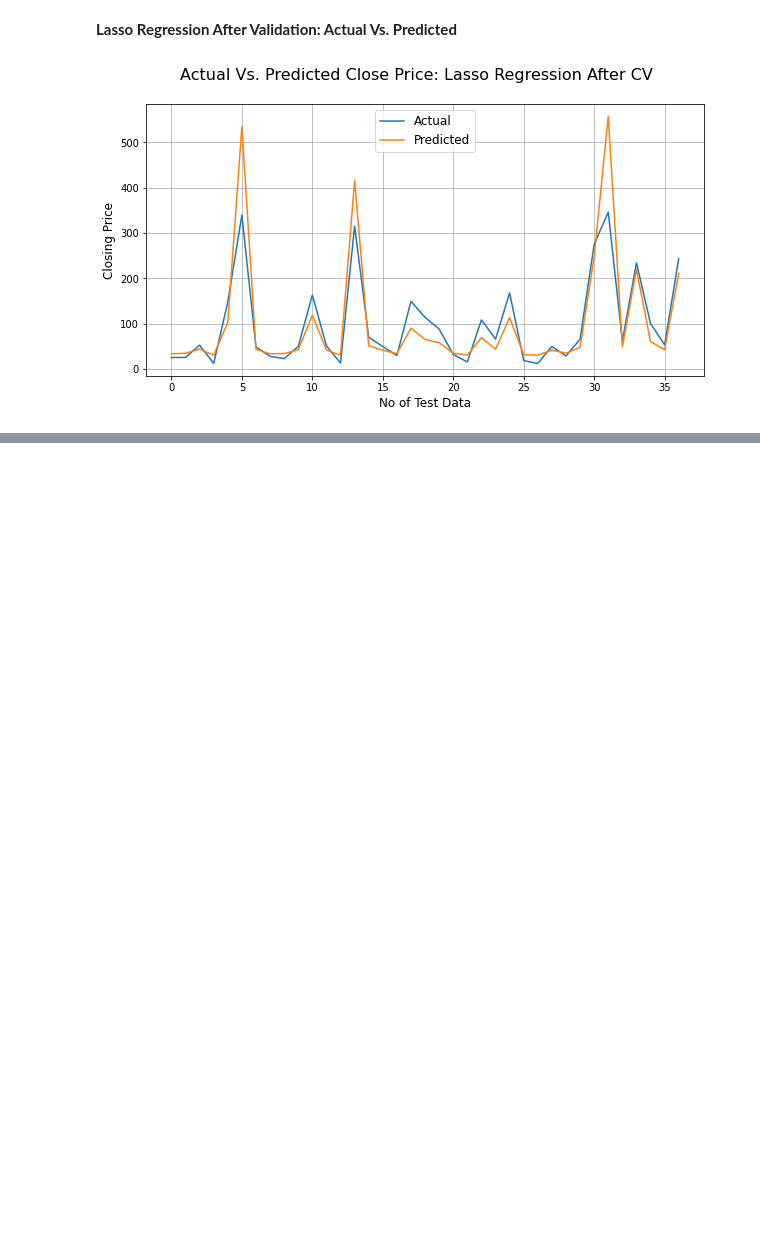
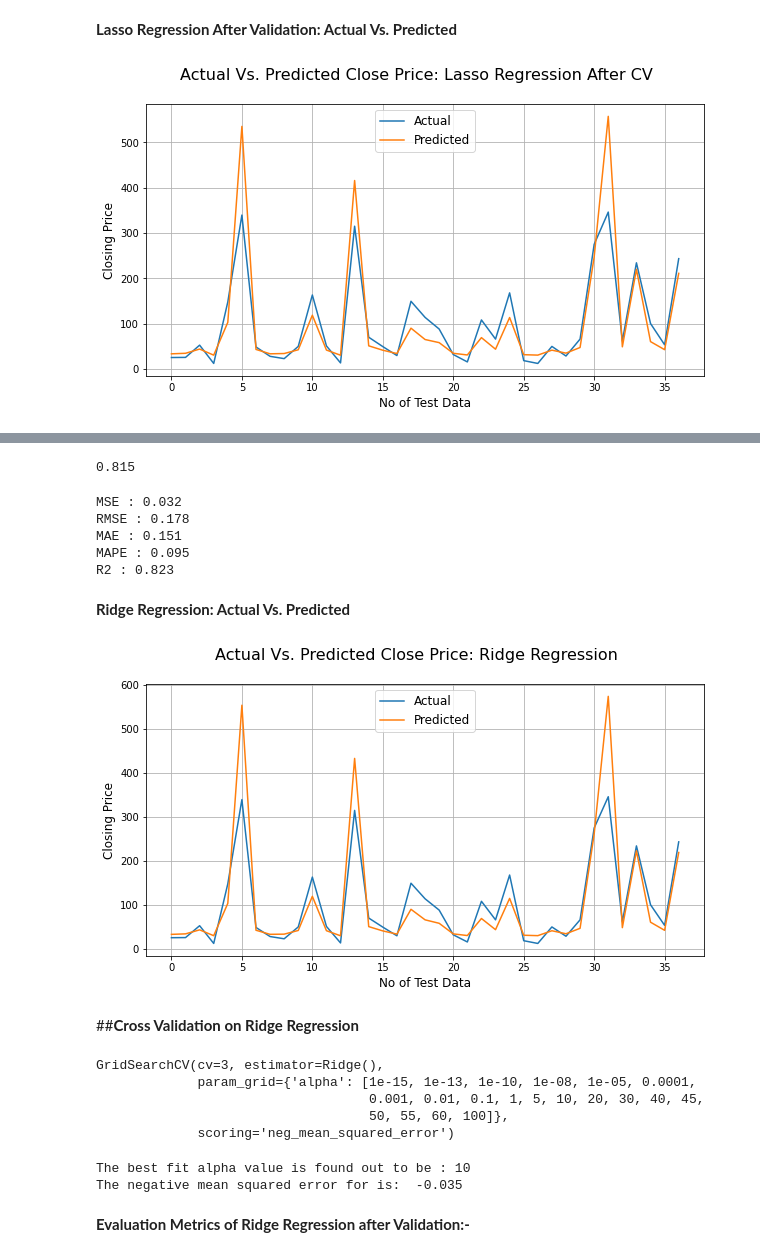
Before and after one commit to RITIK1442840127/Yes-Bank-Stock-Closing-Price-Prediction, a Jupyter notebook: Capstone_Project_2_Yes_Bank_Stock_Closing_Price_Prediction_RITIK_TIWARI.ipynb, the cells around one changed output, grey strips where cells are left out. Cells and saved outputs as stored; diff of their text form; code cells hidden in the pictures; blank space fills up the shorter version.

```diff
--- a/Capstone_Project_2_Yes_Bank_Stock_Closing_Price_Prediction_RITIK_TIWARI.ipynb
+++ b/Capstone_Project_2_Yes_Bank_Stock_Closing_Price_Prediction_RITIK_TIWARI.ipynb
@@ -517,0 +520,43 @@ plt.grid()
+# %%
+#fitting data into Ridge Regression
+from sklearn.linear_model import Ridge
+
+ridge_reg = Ridge(alpha=0.01)
+ridge_reg_model = ridge_reg.fit(X_train,y_train)
+# %%
+#accuracy of lasso regression model
+round(ridge_reg.score(X_train,y_train),3)
+# %% [output]
+0.815
+# %%
+#prediction of test data.
+y_pred_ridge = ridge_reg.predict(X_test)
+# %%
+# Test Performance of ridge regression model
+print("MSE :",round(mean_squared_error(y_test, y_pred_ridge), 3))
+print("RMSE :",round(math.sqrt(mean_squared_error(y_test, y_pred_ridge)),3))
+print("MAE :",round(mean_absolute_error(y_test, y_pred_ridge),3))
+print("MAPE :",round(mean_absolute_percentage_error(y_test, y_pred_ridge),3))
+print("R2 :",round(r2_score(y_test, y_pred_ridge), 3))
+# %% [output]
+MSE : 0.032
+RMSE : 0.178
+MAE : 0.151
+MAPE : 0.095
+R2 : 0.823
+# %% [markdown]
+**Ridge Regression: Actual Vs. Predicted**
+# %%
+# Actual Price vs. Predicted Price for Ridge Regression Plotting
+plt.figure(figsize=(10,5))
+plt.plot(10**(np.array(y_test)))
+plt.plot(10**(y_pred_ridge))
+plt.suptitle('Actual Vs. Predicted Close Price: Ridge Regression', fontsize=16)
+plt.legend(['Actual','Predicted'], fontsize=12)
+plt.xlabel('No of Test Data', fontsize=12)
+plt.ylabel('Closing Price', fontsize=12)
+plt.grid()
+# %% [output]
+[figure, added]
+# %% [markdown]
+##**Cross Validation on Ridge Regression**
@@ -517,0 +569,14 @@ plt.grid()
+# %%
+ridge_model_cv.fit(X_train,y_train)
+# %% [output]
+GridSearchCV(cv=3, estimator=Ridge(),
+             param_grid={'alpha': [1e-15, 1e-13, 1e-10, 1e-08, 1e-05, 0.0001,
+                                   0.001, 0.01, 0.1, 1, 5, 10, 20, 30, 40, 45,
+                                   50, 55, 60, 100]},
+             scoring='neg_mean_squared_error')
+# %%
+print("The best fit alpha value is found out to be :" ,ridge_model_cv.best_params_['alpha'])
+print("The negative mean squared error for is: ", round(ridge_model_cv.best_score_,3))
+# %% [output]
+The best fit alpha value is found out to be : 10
+The negative mean squared error for is:  -0.035
@@ -517,0 +586,2 @@ plt.grid()
+# %% [markdown]
+**Evaluation Metrics of Ridge Regression after Validation:-**
```
Also changed, not shown: parts of 31 cells of this notebook.
